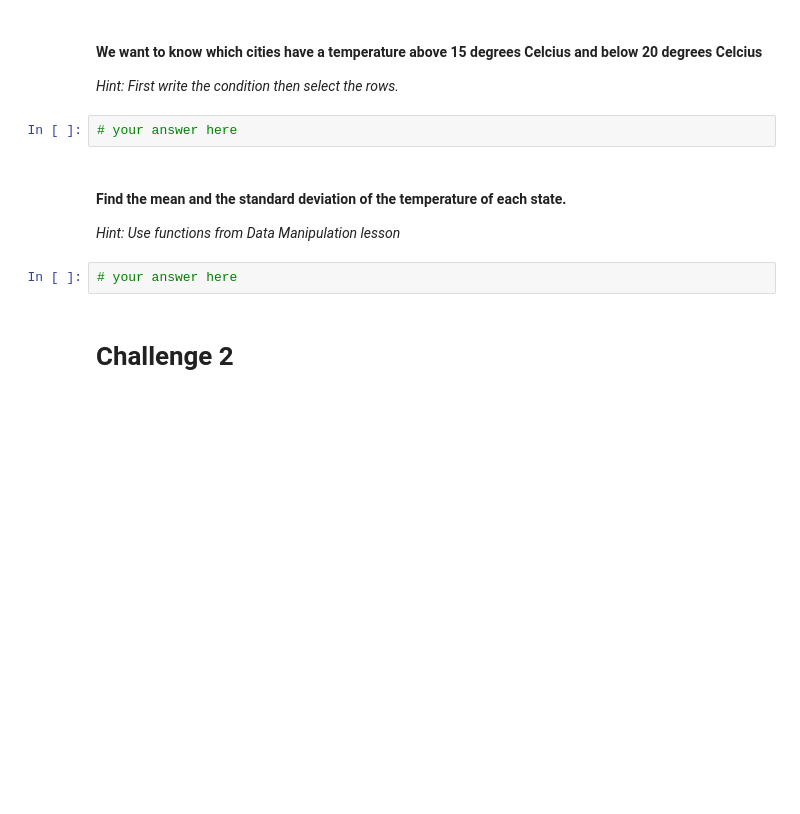
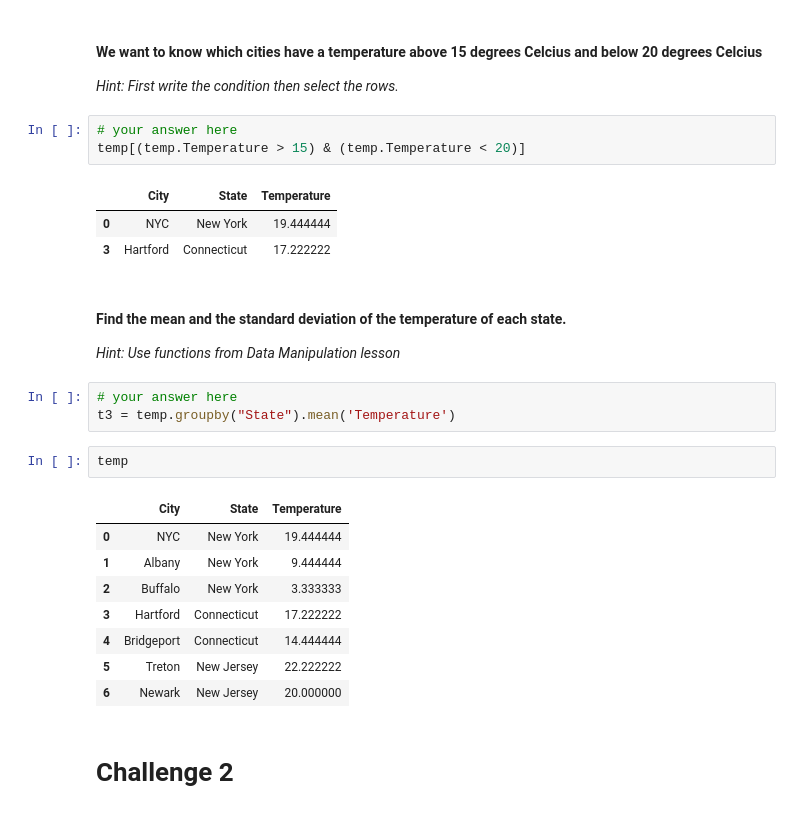
Before and after one commit to Ironhack-Data-Madrid-Marzo-2021/lab-subsetting-and-descriptive-stats, a Jupyter notebook: your-code/main.ipynb, the cells around one changed output. Cells and saved outputs as stored; diff of their text form; blank space fills up the shorter version.

```diff
--- a/your-code/main.ipynb
+++ b/your-code/main.ipynb
@@ -100,12 +119,29 @@ The data is valid for analysis, it does not contain null values, and the current
 *Hint: First write the condition then select the rows.*
 # %%
 # your answer here
+temp[(temp.Temperature > 15) & (temp.Temperature < 20)]
+# %% [output]
+|  | City | State | Temperature |
+| 0 | NYC | New York | 19.444444 |
+| 3 | Hartford | Connecticut | 17.222222 |
 # %% [markdown]
 #### Find the mean and the standard deviation of the temperature of each state.
 
 *Hint: Use functions from Data Manipulation lesson*
 # %%
 # your answer here
+t3 = temp.groupby("State").mean('Temperature')
+# %%
+temp
+# %% [output]
+|  | City | State | Temperature |
+| 0 | NYC | New York | 19.444444 |
+| 1 | Albany | New York | 9.444444 |
+| 2 | Buffalo | New York | 3.333333 |
+| 3 | Hartford | Connecticut | 17.222222 |
+| 4 | Bridgeport | Connecticut | 14.444444 |
+| 5 | Treton | New Jersey | 22.222222 |
+| 6 | Newark | New Jersey | 20.000000 |
 # %% [markdown]
 # Challenge 2
 # %% [markdown]
```
Also changed, not shown: parts of 28 cells of this notebook.
